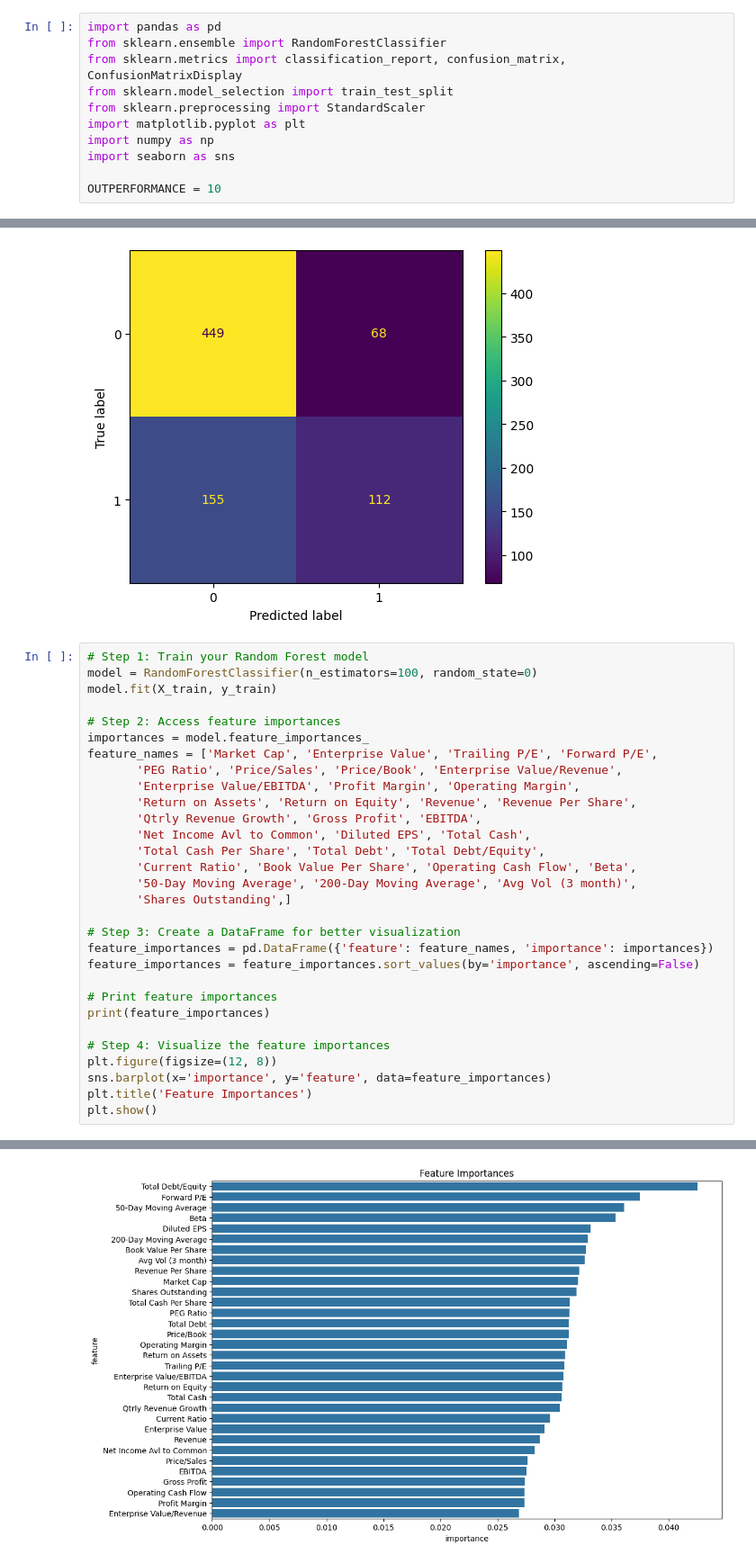
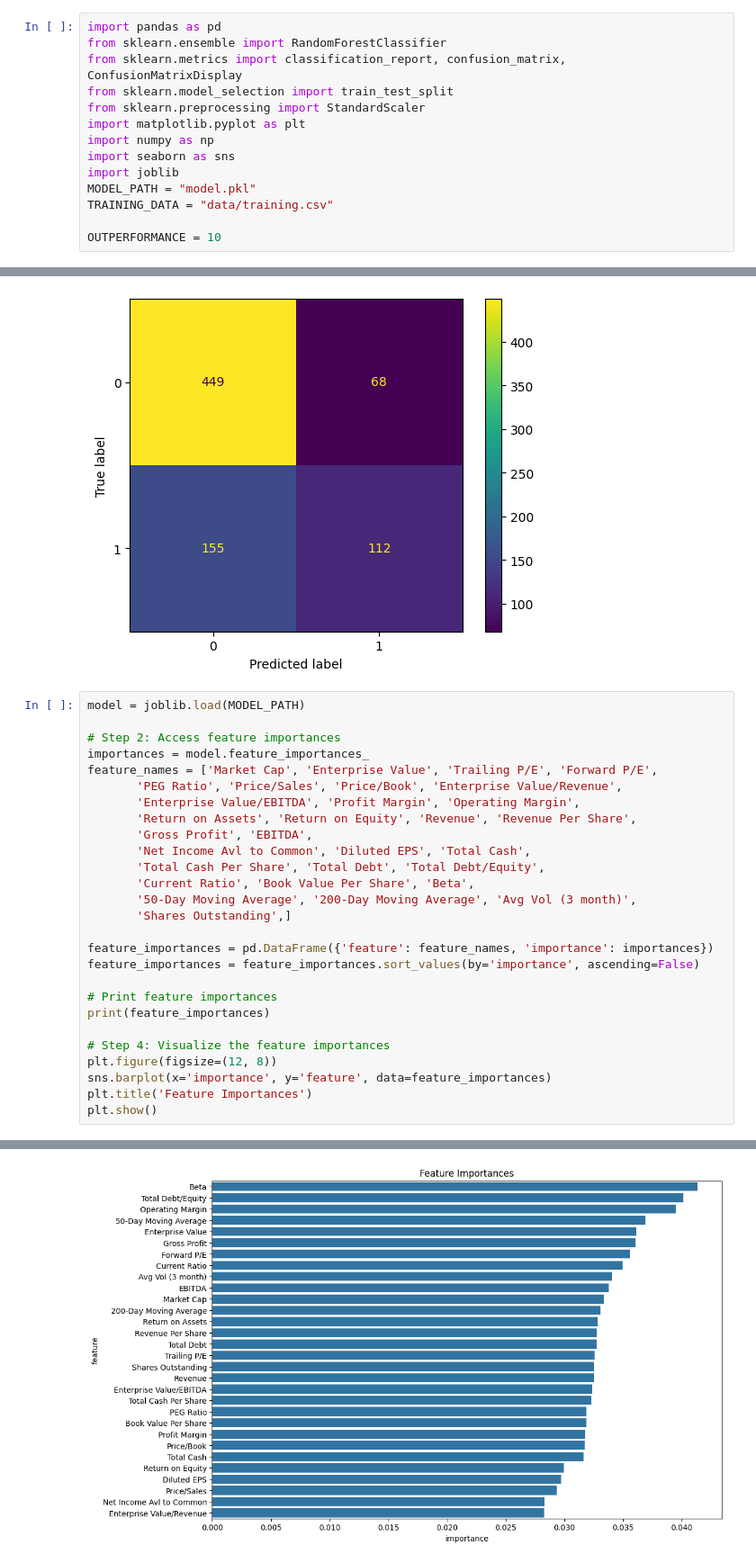
Before and after one commit to bogdanSgithub/MarketPath, a Jupyter notebook: backend/stock_predictions.ipynb, the cells around one changed output, grey strips where cells are left out. Shown at 90% size. Saved outputs shown, nothing was run; the diff lists cells and outputs as text.

```diff
--- a/backend/stock_predictions.ipynb
+++ b/backend/stock_predictions.ipynb
@@ -7,6 +7,9 @@ from sklearn.preprocessing import StandardScaler
 import matplotlib.pyplot as plt
 import numpy as np
 import seaborn as sns
+import joblib
+MODEL_PATH = "model.pkl"
+TRAINING_DATA = "data/training.csv"
 
 OUTPERFORMANCE = 10
 # %%
@@ -236,9 +237,7 @@ Classification Report:
 weighted avg       0.70      0.72      0.70       784
 [figure]
 # %%
-# Step 1: Train your Random Forest model
-model = RandomForestClassifier(n_estimators=100, random_state=0)
-model.fit(X_train, y_train)
+model = joblib.load(MODEL_PATH)
 
 # Step 2: Access feature importances
 importances = model.feature_importances_
@@ -246,14 +245,13 @@ feature_names = ['Market Cap', 'Enterprise Value', 'Trailing P/E', 'Forward P/E'
        'PEG Ratio', 'Price/Sales', 'Price/Book', 'Enterprise Value/Revenue',
        'Enterprise Value/EBITDA', 'Profit Margin', 'Operating Margin',
        'Return on Assets', 'Return on Equity', 'Revenue', 'Revenue Per Share',
-       'Qtrly Revenue Growth', 'Gross Profit', 'EBITDA',
+       'Gross Profit', 'EBITDA',
        'Net Income Avl to Common', 'Diluted EPS', 'Total Cash',
        'Total Cash Per Share', 'Total Debt', 'Total Debt/Equity',
-       'Current Ratio', 'Book Value Per Share', 'Operating Cash Flow', 'Beta',
+       'Current Ratio', 'Book Value Per Share', 'Beta',
        '50-Day Moving Average', '200-Day Moving Average', 'Avg Vol (3 month)',
        'Shares Outstanding',]
 
-# Step 3: Create a DataFrame for better visualization
 feature_importances = pd.DataFrame({'feature': feature_names, 'importance': importances})
 feature_importances = feature_importances.sort_values(by='importance', ascending=False)
 
@@ -286 +284 @@ plt.show()
-[figure, old version]
+[figure, new version]
```
Also changed, not shown: parts of 7 cells of this notebook, 1 other file.
